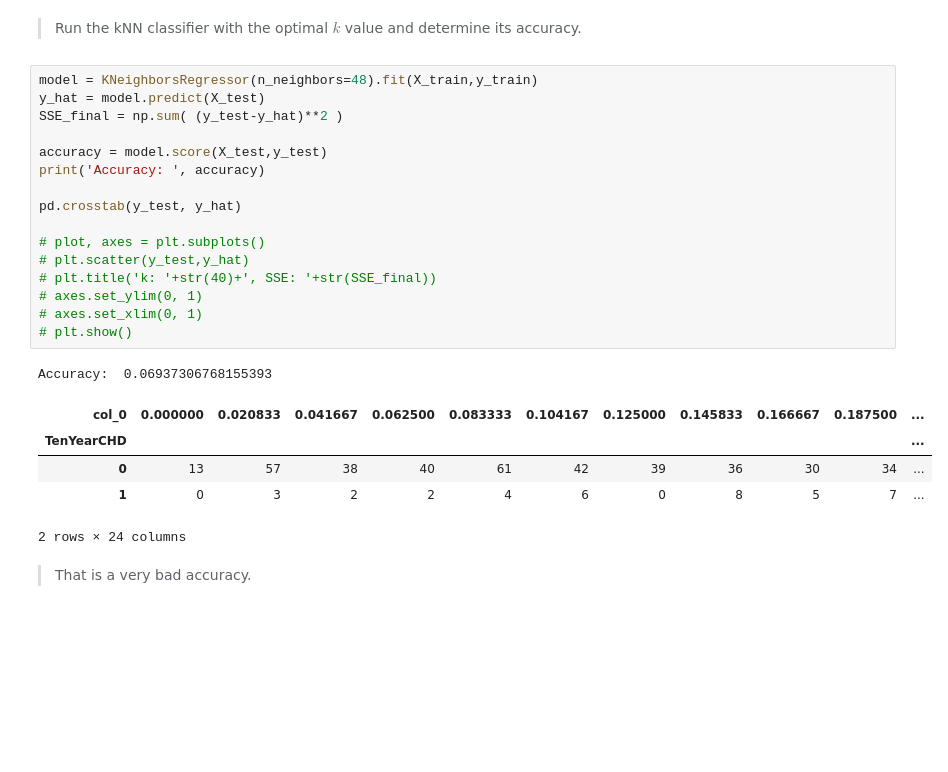
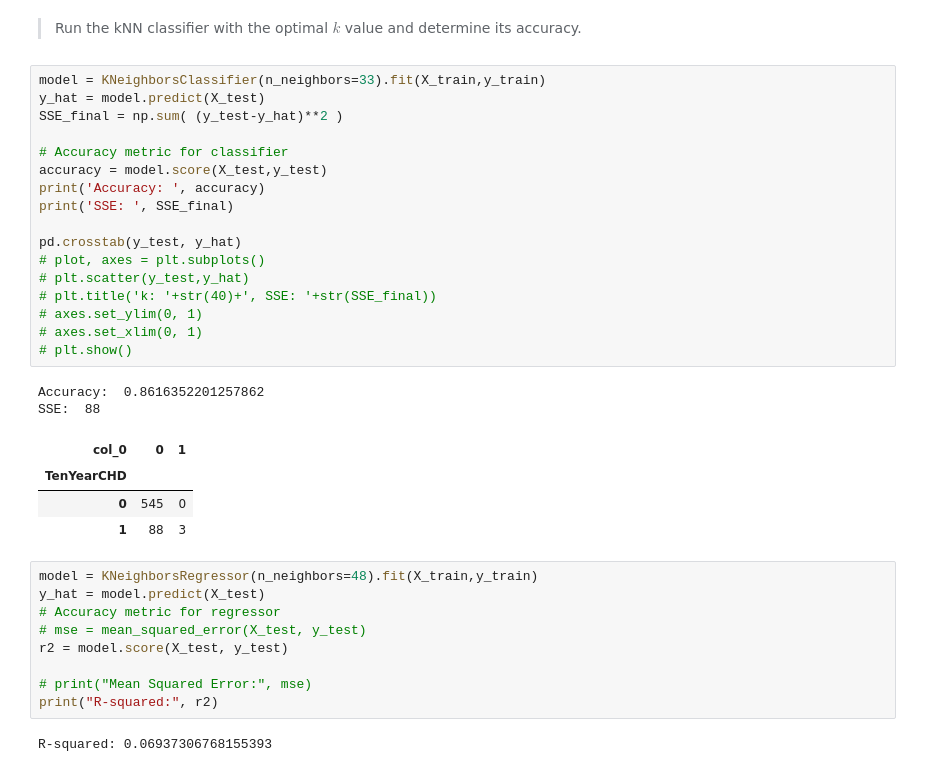
Before and after one commit to farhaniwnl/project_chd_crg3ts, a Jupyter notebook: drafting.ipynb, the cells around one changed output. Saved outputs shown, nothing was run; the diff lists cells and outputs as text; blank space fills up the shorter version.

```diff
--- a/drafting.ipynb
+++ b/drafting.ipynb
@@ -233,27 +235,37 @@ plt.show()
 # %% [markdown]
 > Run the kNN classifier with the optimal $k$ value and determine its accuracy.
 # %%
-model = KNeighborsRegressor(n_neighbors=48).fit(X_train,y_train)
+model = KNeighborsClassifier(n_neighbors=33).fit(X_train,y_train)
 y_hat = model.predict(X_test)
 SSE_final = np.sum( (y_test-y_hat)**2 )
 
+# Accuracy metric for classifier
 accuracy = model.score(X_test,y_test)
 print('Accuracy: ', accuracy)
+print('SSE: ', SSE_final)
 
 pd.crosstab(y_test, y_hat)
-
 # plot, axes = plt.subplots()
 # plt.scatter(y_test,y_hat)
 # plt.title('k: '+str(40)+', SSE: '+str(SSE_final))
 # axes.set_ylim(0, 1)
 # axes.set_xlim(0, 1)
 # plt.show()
 # %% [output]
-Accuracy:  0.06937306768155393
+Accuracy:  0.8616352201257862
+SSE:  88
-| col_0 | 0.000000 | 0.020833 | 0.041667 | 0.062500 | 0.083333 | 0.104167 | 0.125000 | 0.145833 | 0.166667 | 0.187500 | ... |
-| TenYearCHD |  |  |  |  |  |  |  |  |  |  | ... |
-| 0 | 13 | 57 | 38 | 40 | 61 | 42 | 39 | 36 | 30 | 34 | ... |
-| 1 | 0 | 3 | 2 | 2 | 4 | 6 | 0 | 8 | 5 | 7 | ... |
+| col_0 | 0 | 1 |
+| TenYearCHD |  |  |
+| 0 | 545 | 0 |
+| 1 | 88 | 3 |
-2 rows × 24 columns
-# %% [markdown]
-> That is a very bad accuracy.
+# %%
+model = KNeighborsRegressor(n_neighbors=48).fit(X_train,y_train)
+y_hat = model.predict(X_test)
+# Accuracy metric for regressor
+# mse = mean_squared_error(X_test, y_test)
+r2 = model.score(X_test, y_test)
+
+# print("Mean Squared Error:", mse)
+print("R-squared:", r2)
+# %% [output]
+R-squared: 0.06937306768155393
```
Also changed, not shown: parts of 8 cells of this notebook.
